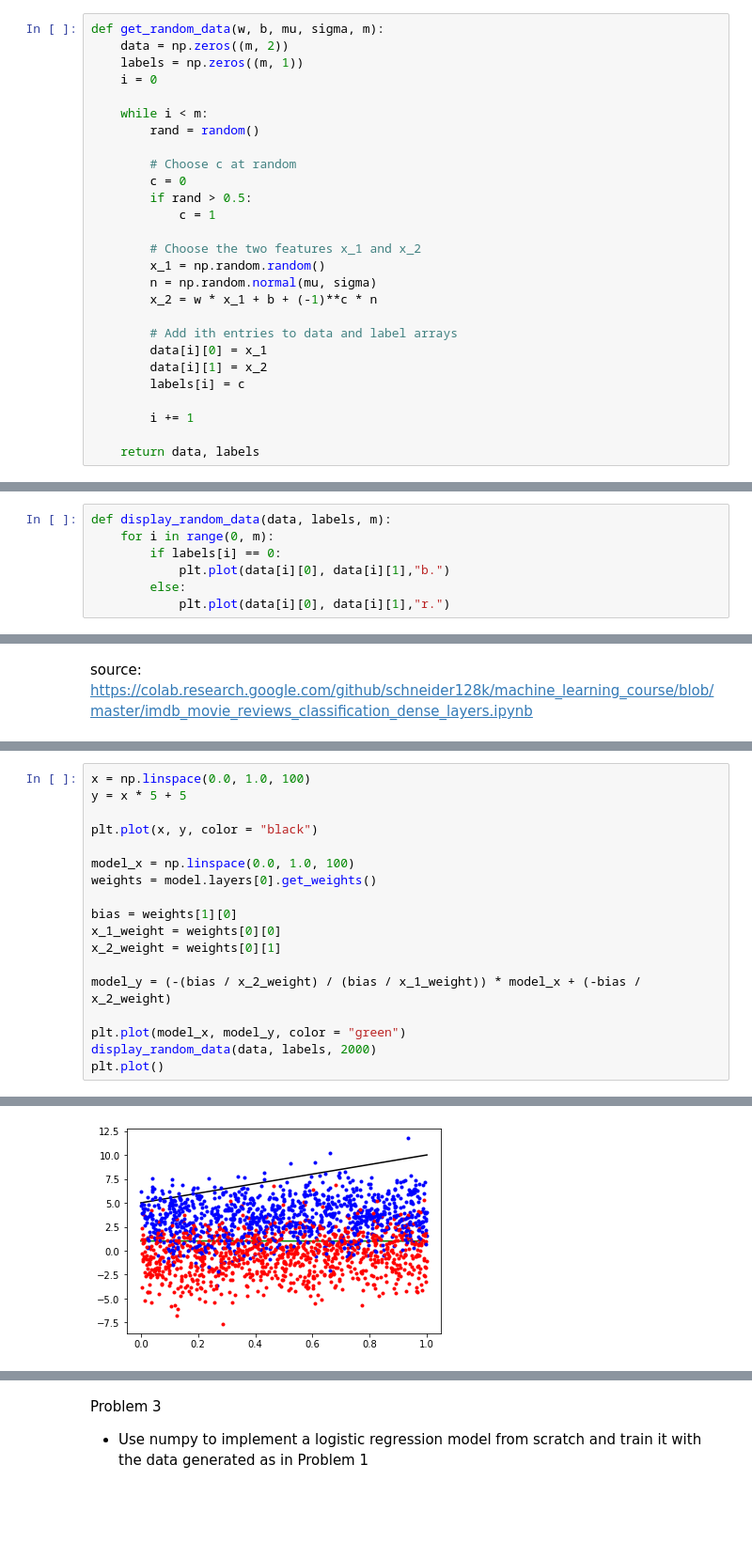
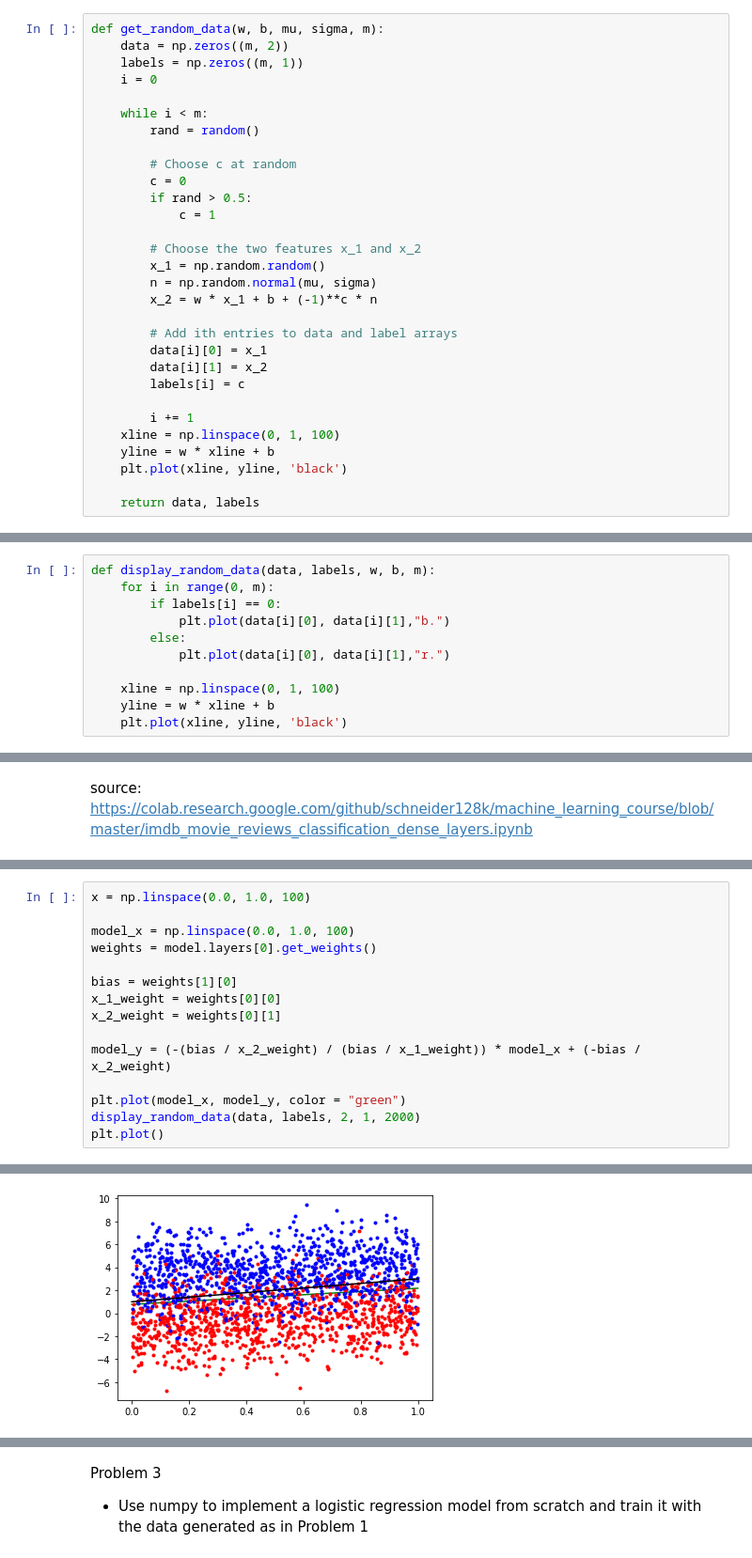
Before and after one commit to will-bechtel008/machine_learning, a Jupyter notebook: Hw_3/Hw3.ipynb, the cells around one changed output, grey strips where cells are left out. Shown: that part at 94% size. Drawn from its saved outputs; the diff is of its cells as text; blank space fills up the shorter version.

```diff
--- a/Hw_3/Hw3.ipynb
+++ b/Hw_3/Hw3.ipynb
@@ -35,16 +35,23 @@ def get_random_data(w, b, mu, sigma, m):
         labels[i] = c
 
         i += 1
+    xline = np.linspace(0, 1, 100)
+    yline = w * xline + b
+    plt.plot(xline, yline, 'black')
 
     return data, labels
 # %% [markdown]
 - Implement the function display_random_data that takes as input the above two arrays labels and data. It should create scatter plot of the 2D points stored in data. Use red dots to plot the points whose labels are 1 and blue dots to plot the points whose labels are 0
 # %%
-def display_random_data(data, labels, m):
+def display_random_data(data, labels, w, b, m):
     for i in range(0, m):
         if labels[i] == 0:
             plt.plot(data[i][0], data[i][1],"b.")
         else:
             plt.plot(data[i][0], data[i][1],"r.")
+
+    xline = np.linspace(0, 1, 100)
+    yline = w * xline + b
+    plt.plot(xline, yline, 'black')
 # %%
 data, labels = get_random_data(1, 1, 2, 2, 2000)
@@ -131,24 +138,21 @@ plt.show()
 # %%
 x = np.linspace(0.0, 1.0, 100)
-y = x * 5 + 5
-
-plt.plot(x, y, color = "black")
 
 model_x = np.linspace(0.0, 1.0, 100)
 weights = model.layers[0].get_weights()
 
 bias = weights[1][0]
 x_1_weight = weights[0][0]
 x_2_weight = weights[0][1]
 
 model_y = (-(bias / x_2_weight) / (bias / x_1_weight)) * model_x + (-bias / x_2_weight)
 
 plt.plot(model_x, model_y, color = "green")
-display_random_data(data, labels, 2000)
+display_random_data(data, labels, 2, 1, 2000)
 plt.plot()
 # %% [output]
 []
-[figure, old version]
+[figure, new version]
 # %%
 x_lin = np.linspace(0,1,500)
 y_lin = np.linspace(0,10,500)
```
Also changed, not shown: parts of 9 cells of this notebook.
